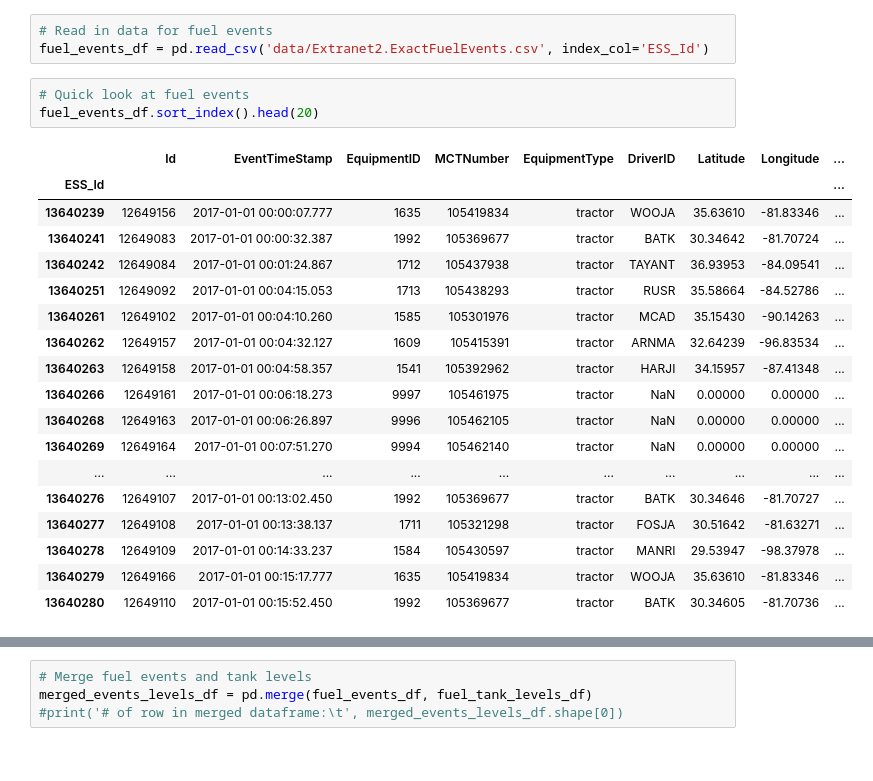
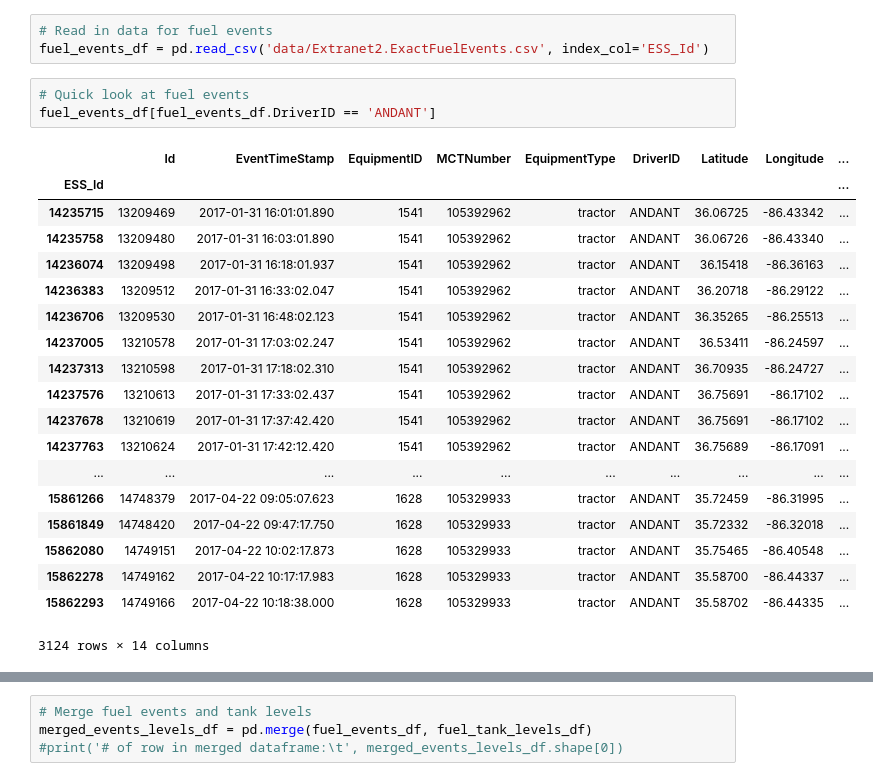
Before and after one commit to DataScienceBS/data-question-6-lionesses, a Jupyter notebook: FuelTheft.ipynb, the cells around one changed output, grey strips where cells are left out. Cells and saved outputs as stored; diff of their text form.

```diff
--- a/FuelTheft.ipynb
+++ b/FuelTheft.ipynb
@@ -33,26 +34,27 @@ fuel_tank_levels_df.sort_index().head(20)
 fuel_events_df = pd.read_csv('data/Extranet2.ExactFuelEvents.csv', index_col='ESS_Id')
 # %%
 # Quick look at fuel events
-fuel_events_df.sort_index().head(20)
+fuel_events_df[fuel_events_df.DriverID == 'ANDANT']
 # %% [output]
 |  | Id | EventTimeStamp | EquipmentID | MCTNumber | EquipmentType | DriverID | Latitude | Longitude | ... |
 | ESS_Id |  |  |  |  |  |  |  |  | ... |
-| 13640239 | 12649156 | 2017-01-01 00:00:07.777 | 1635 | 105419834 | tractor | WOOJA | 35.63610 | -81.83346 | ... |
-| 13640241 | 12649083 | 2017-01-01 00:00:32.387 | 1992 | 105369677 | tractor | BATK | 30.34642 | -81.70724 | ... |
-| 13640242 | 12649084 | 2017-01-01 00:01:24.867 | 1712 | 105437938 | tractor | TAYANT | 36.93953 | -84.09541 | ... |
-| 13640251 | 12649092 | 2017-01-01 00:04:15.053 | 1713 | 105438293 | tractor | RUSR | 35.58664 | -84.52786 | ... |
-| 13640261 | 12649102 | 2017-01-01 00:04:10.260 | 1585 | 105301976 | tractor | MCAD | 35.15430 | -90.14263 | ... |
-| 13640262 | 12649157 | 2017-01-01 00:04:32.127 | 1609 | 105415391 | tractor | ARNMA | 32.64239 | -96.83534 | ... |
-| 13640263 | 12649158 | 2017-01-01 00:04:58.357 | 1541 | 105392962 | tractor | HARJI | 34.15957 | -87.41348 | ... |
-| 13640266 | 12649161 | 2017-01-01 00:06:18.273 | 9997 | 105461975 | tractor | NaN | 0.00000 | 0.00000 | ... |
-| 13640268 | 12649163 | 2017-01-01 00:06:26.897 | 9996 | 105462105 | tractor | NaN | 0.00000 | 0.00000 | ... |
-| 13640269 | 12649164 | 2017-01-01 00:07:51.270 | 9994 | 105462140 | tractor | NaN | 0.00000 | 0.00000 | ... |
+| 14235715 | 13209469 | 2017-01-31 16:01:01.890 | 1541 | 105392962 | tractor | ANDANT | 36.06725 | -86.43342 | ... |
+| 14235758 | 13209480 | 2017-01-31 16:03:01.890 | 1541 | 105392962 | tractor | ANDANT | 36.06726 | -86.43340 | ... |
+| 14236074 | 13209498 | 2017-01-31 16:18:01.937 | 1541 | 105392962 | tractor | ANDANT | 36.15418 | -86.36163 | ... |
+| 14236383 | 13209512 | 2017-01-31 16:33:02.047 | 1541 | 105392962 | tractor | ANDANT | 36.20718 | -86.29122 | ... |
+| 14236706 | 13209530 | 2017-01-31 16:48:02.123 | 1541 | 105392962 | tractor | ANDANT | 36.35265 | -86.25513 | ... |
+| 14237005 | 13210578 | 2017-01-31 17:03:02.247 | 1541 | 105392962 | tractor | ANDANT | 36.53411 | -86.24597 | ... |
+| 14237313 | 13210598 | 2017-01-31 17:18:02.310 | 1541 | 105392962 | tractor | ANDANT | 36.70935 | -86.24727 | ... |
+| 14237576 | 13210613 | 2017-01-31 17:33:02.437 | 1541 | 105392962 | tractor | ANDANT | 36.75691 | -86.17102 | ... |
+| 14237678 | 13210619 | 2017-01-31 17:37:42.420 | 1541 | 105392962 | tractor | ANDANT | 36.75691 | -86.17102 | ... |
+| 14237763 | 13210624 | 2017-01-31 17:42:12.420 | 1541 | 105392962 | tractor | ANDANT | 36.75689 | -86.17091 | ... |
 | ... | ... | ... | ... | ... | ... | ... | ... | ... | ... |
-| 13640276 | 12649107 | 2017-01-01 00:13:02.450 | 1992 | 105369677 | tractor | BATK | 30.34646 | -81.70727 | ... |
-| 13640277 | 12649108 | 2017-01-01 00:13:38.137 | 1711 | 105321298 | tractor | FOSJA | 30.51642 | -81.63271 | ... |
-| 13640278 | 12649109 | 2017-01-01 00:14:33.237 | 1584 | 105430597 | tractor | MANRI | 29.53947 | -98.37978 | ... |
-| 13640279 | 12649166 | 2017-01-01 00:15:17.777 | 1635 | 105419834 | tractor | WOOJA | 35.63610 | -81.83346 | ... |
-| 13640280 | 12649110 | 2017-01-01 00:15:52.450 | 1992 | 105369677 | tractor | BATK | 30.34605 | -81.70736 | ... |
+| 15861266 | 14748379 | 2017-04-22 09:05:07.623 | 1628 | 105329933 | tractor | ANDANT | 35.72459 | -86.31995 | ... |
+| 15861849 | 14748420 | 2017-04-22 09:47:17.750 | 1628 | 105329933 | tractor | ANDANT | 35.72332 | -86.32018 | ... |
+| 15862080 | 14749151 | 2017-04-22 10:02:17.873 | 1628 | 105329933 | tractor | ANDANT | 35.75465 | -86.40548 | ... |
+| 15862278 | 14749162 | 2017-04-22 10:17:17.983 | 1628 | 105329933 | tractor | ANDANT | 35.58700 | -86.44337 | ... |
+| 15862293 | 14749166 | 2017-04-22 10:18:38.000 | 1628 | 105329933 | tractor | ANDANT | 35.58702 | -86.44335 | ... |
+3124 rows × 14 columns
 # %%
 print('# of fuel events:\t\t', fuel_events_df.shape[0])
 print('# of fuel level readings:\t', fuel_tank_levels_df.shape[0])
```
Also changed, not shown: parts of 47 cells of this notebook, 2 other files.
